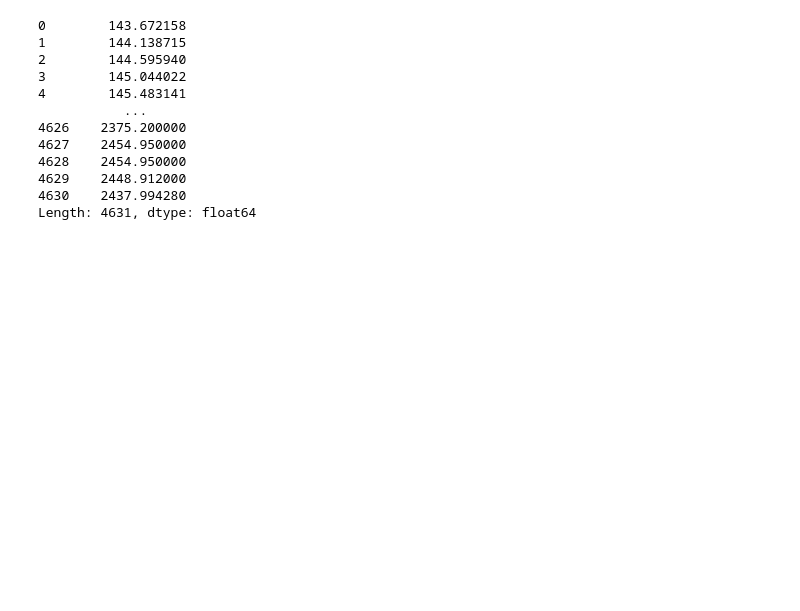
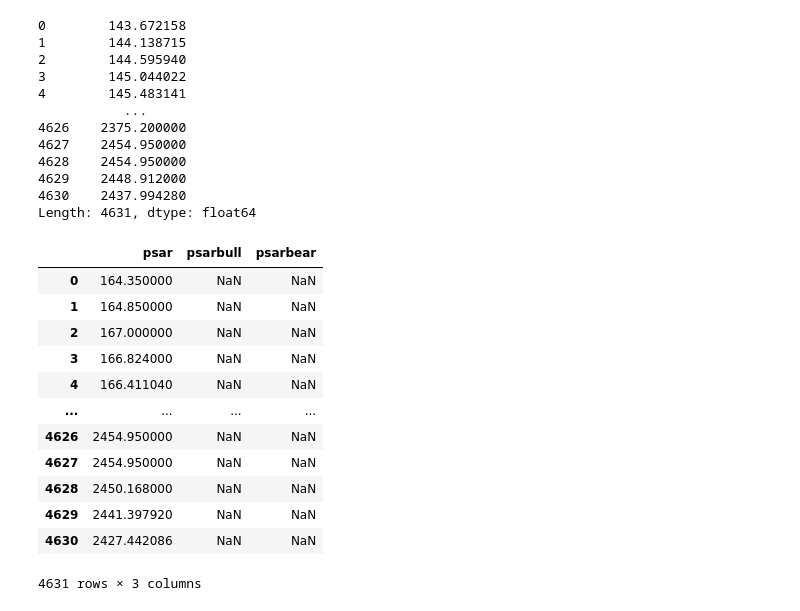
Before and after one commit to divyanshu-kunwar/StatisticIndicators, a Jupyter notebook: indicator.ipynb, the cells around one changed output. Cells and saved outputs as stored; diff of their text form; code cells hidden in the pictures; blank space fills up the shorter version.

```diff
--- a/indicator.ipynb
+++ b/indicator.ipynb
@@ -955,3 +955,81 @@ SAR(df)
 4629    2448.912000
 4630    2437.994280
 Length: 4631, dtype: float64
+# %%
+def PSAR(data: DataFrame, iaf: int = 0.02, maxaf: int = 0.2) -> DataFrame:
+        length = len(data)
+        high, low, close = data.high, data.low, data.close
+        psar = close[0 : len(close)]
+        psarbull = [None] * length
+        psarbear = [None] * length
+        bull = True
+        af = iaf
+        hp = high[0]
+        lp = low[0]
+
+        for i in range(2, length):
+            if bull:
+                psar[i] = psar[i - 1] + af * (hp - psar[i - 1])
+            else:
+                psar[i] = psar[i - 1] + af * (lp - psar[i - 1])
+
+            reverse = False
+
+            if bull:
+                if low[i] < psar[i]:
+                    bull = False
+                    reverse = True
+                    psar[i] = hp
+                    lp = low[i]
+                    af = iaf
+            else:
+                if high[i] > psar[i]:
+                    bull = True
+                    reverse = True
+                    psar[i] = lp
+                    hp = high[i]
+                    af = iaf
+
+            if not reverse:
+                if bull:
+                    if high[i] > hp:
+                        hp = high[i]
+                        af = min(af + iaf, maxaf)
+                    if low[i - 1] < psar[i]:
+                        psar[i] = low[i - 1]
+                    if low[i - 2] < psar[i]:
+                        psar[i] = low[i - 2]
+                else:
+                    if low[i] < lp:
+                        lp = low[i]
+                        af = min(af + iaf, maxaf)
+                    if high[i - 1] > psar[i]:
+                        psar[i] = high[i - 1]
+                    if high[i - 2] > psar[i]:
+                        psar[i] = high[i - 2]
+
+            if bull:
+                psarbull[i] = psar[i]
+            else:
+                psarbear[i] = psar[i]
+
+        psar = pd.Series(psar, name="psar", index=data.index)
+        psarbear = pd.Series(psarbull, name="psarbear", index=data.index)
+        psarbull = pd.Series(psarbear, name="psarbull", index=data.index)
+
+        return pd.concat([psar, psarbull, psarbear], axis=1)
+PSAR(df)
+# %% [output]
+|  | psar | psarbull | psarbear |
+| 0 | 164.350000 | NaN | NaN |
+| 1 | 164.850000 | NaN | NaN |
+| 2 | 167.000000 | NaN | NaN |
+| 3 | 166.824000 | NaN | NaN |
+| 4 | 166.411040 | NaN | NaN |
+| ... | ... | ... | ... |
+| 4626 | 2454.950000 | NaN | NaN |
+| 4627 | 2454.950000 | NaN | NaN |
+| 4628 | 2450.168000 | NaN | NaN |
+| 4629 | 2441.397920 | NaN | NaN |
+| 4630 | 2427.442086 | NaN | NaN |
+4631 rows × 3 columns
```
